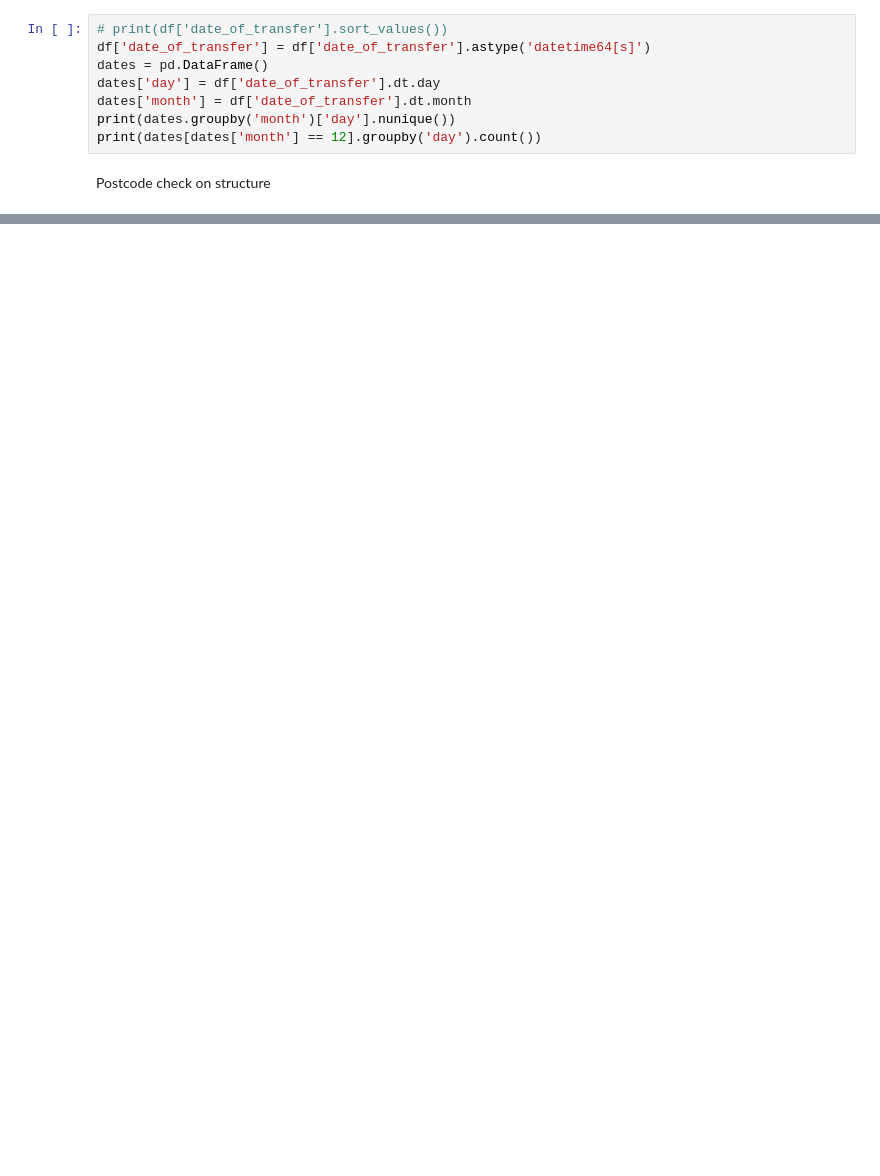
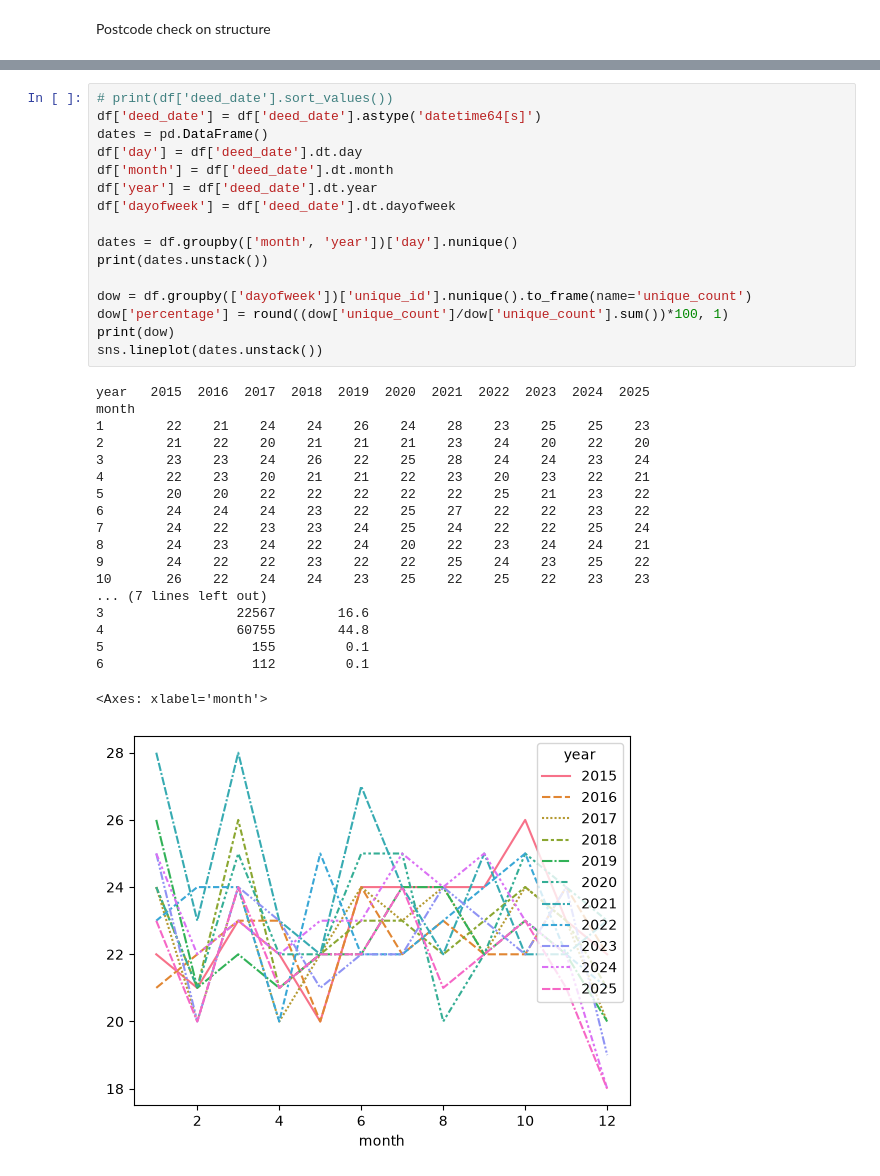
Before and after one commit to TomSCarter/land-registry-cleaning-pipeline, a Jupyter notebook: notebooks/part_1_LRPD_anomalies_2015_2025.ipynb, the cells around one changed output, grey strips where cells are left out. Drawn from its saved outputs; the diff is of its cells as text; blank space fills up the shorter version.

```diff
--- a/notebooks/part_1_LRPD_anomalies_2015_2025.ipynb
+++ b/notebooks/part_1_LRPD_anomalies_2015_2025.ipynb
@@ -93,11 +183,3 @@ Finding which day of the year had no sales
-# %%
-# print(df['date_of_transfer'].sort_values())
-df['date_of_transfer'] = df['date_of_transfer'].astype('datetime64[s]')
-dates = pd.DataFrame()
-dates['day'] = df['date_of_transfer'].dt.day
-dates['month'] = df['date_of_transfer'].dt.month
-print(dates.groupby('month')['day'].nunique())
-print(dates[dates['month'] == 12].groupby('day').count())
 # %% [markdown]
 Postcode check on structure
 # %%
@@ -110,0 +197,36 @@ print(df['postcode'][~df['postcode'].str.match(r"^[A-Z]{1,2}\d[A-Z0-9]? \d[A-Z]{
+# %%
+# print(df['deed_date'].sort_values())
+df['deed_date'] = df['deed_date'].astype('datetime64[s]')
+dates = pd.DataFrame()
+df['day'] = df['deed_date'].dt.day
+df['month'] = df['deed_date'].dt.month
+df['year'] = df['deed_date'].dt.year
+df['dayofweek'] = df['deed_date'].dt.dayofweek
+
+dates = df.groupby(['month', 'year'])['day'].nunique()
+print(dates.unstack())
+
+dow = df.groupby(['dayofweek'])['unique_id'].nunique().to_frame(name='unique_count')
+dow['percentage'] = round((dow['unique_count']/dow['unique_count'].sum())*100, 1)
+print(dow)
+sns.lineplot(dates.unstack())
+# %% [output]
+year   2015  2016  2017  2018  2019  2020  2021  2022  2023  2024  2025
+month
+1        22    21    24    24    26    24    28    23    25    25    23
+2        21    22    20    21    21    21    23    24    20    22    20
+3        23    23    24    26    22    25    28    24    24    23    24
+4        22    23    20    21    21    22    23    20    23    22    21
+5        20    20    22    22    22    22    22    25    21    23    22
+6        24    24    24    23    22    25    27    22    22    23    22
+7        24    22    23    23    24    25    24    22    22    25    24
+8        24    23    24    22    24    20    22    23    24    24    21
+9        24    22    22    23    22    22    25    24    23    25    22
+10       26    22    24    24    23    25    22    25    22    23    23
+... (7 lines left out)
+3                 22567        16.6
+4                 60755        44.8
+5                   155         0.1
+6                   112         0.1
+<Axes: xlabel='month'>
+[figure, added]
```
Also changed, not shown: parts of 15 cells of this notebook, 2 other files.
